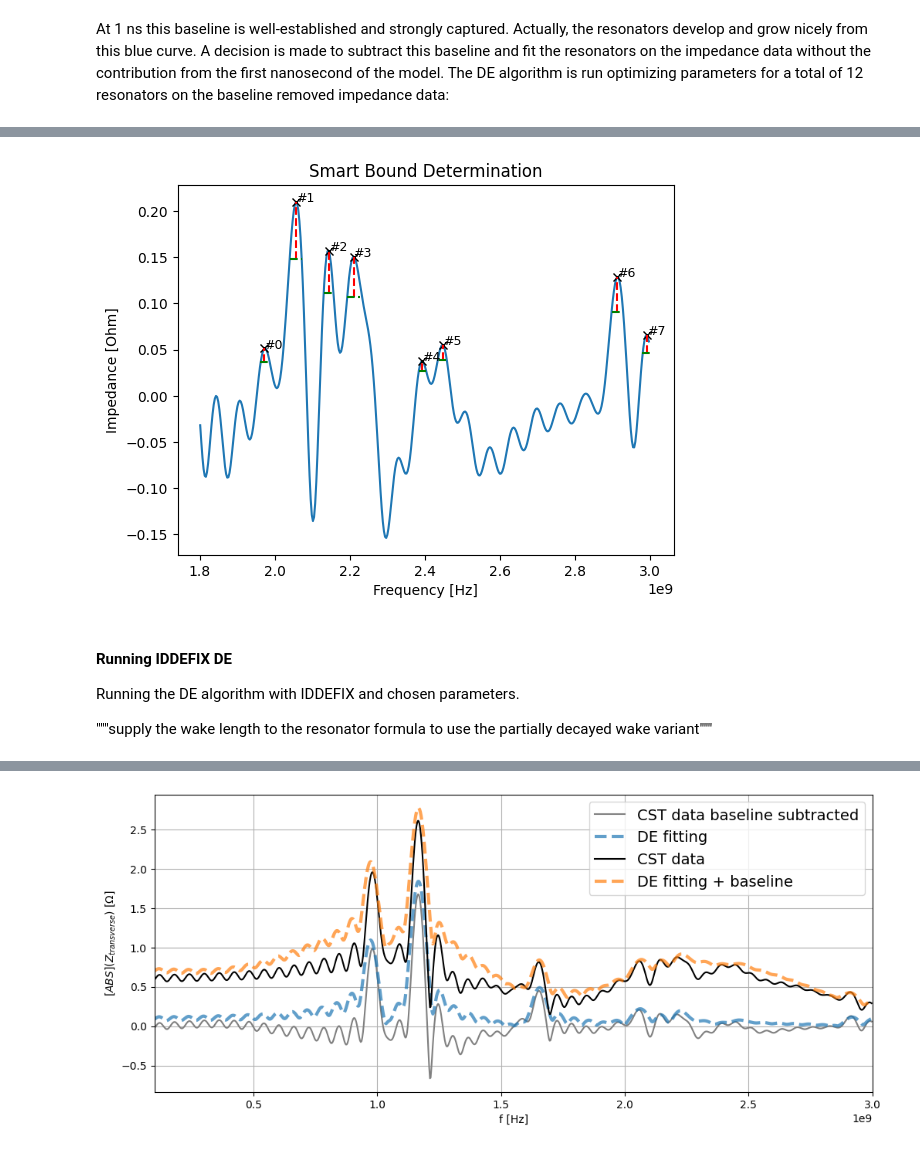
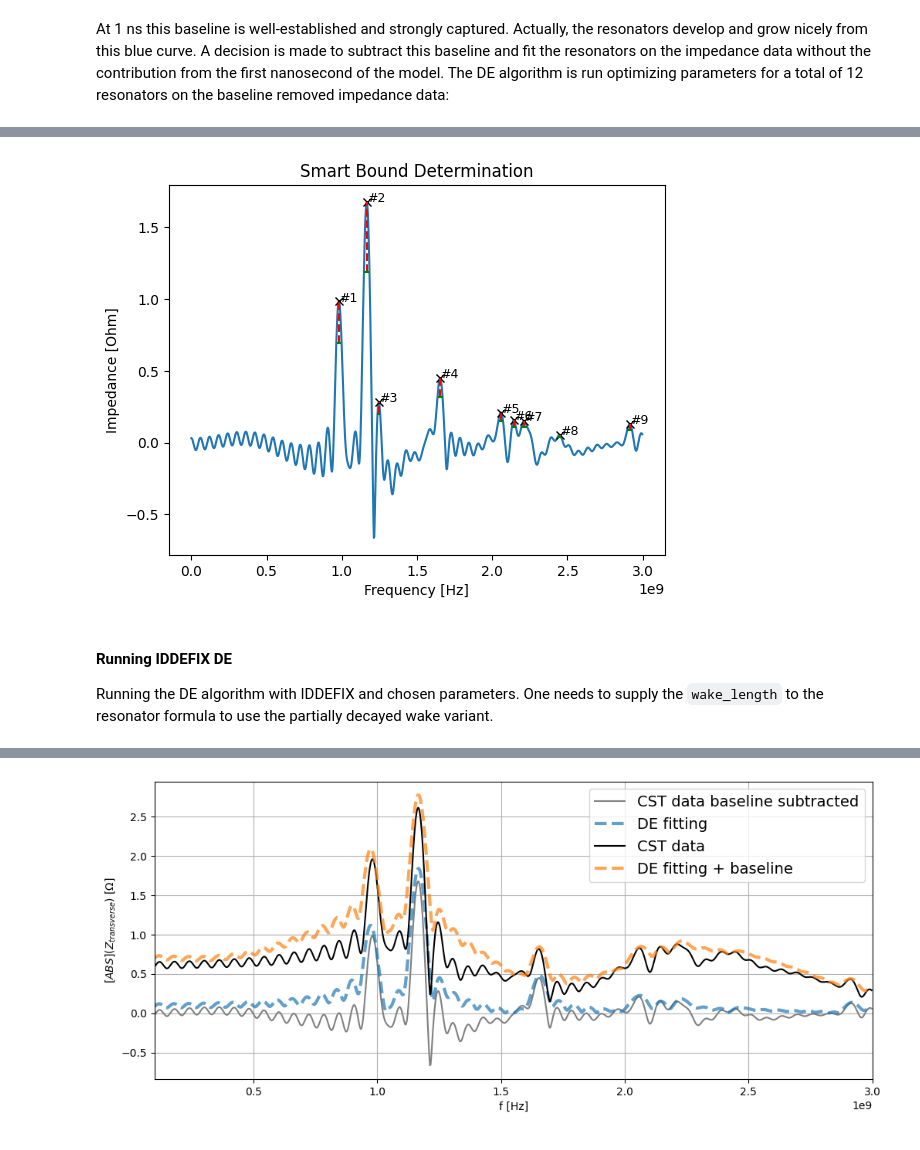
Before and after one commit to SebastienJoly/IDDEFIX, a Jupyter notebook: examples/004_sps_transition.ipynb, the cells around one changed output, grey strips where cells are left out. Drawn from its saved outputs; the diff is of its cells as text; code cells hidden in the pictures.

```diff
--- a/examples/004_sps_transition.ipynb
+++ b/examples/004_sps_transition.ipynb
@@ -71,24 +49,24 @@ plt.show()
 # %% [markdown]
 Extrapolating this impedance is tricky. This spectrum contains several coupled resonators, some with very broad resonator peaks and there seems to be a baseline as the impedance starts at 0.6 Ω. To investigate this ”baseline” a plot of impedances for different decay times is made:
 # %%
-data_wake_dipolar_1 = data_wake_dipolar[data_wake_time <= 1]
-data_wake_dipolar_3 = data_wake_dipolar[data_wake_time <= 3]
-data_wake_dipolar_7 = data_wake_dipolar[data_wake_time <= 7]
-data_wake_dipolar_10 = data_wake_dipolar[data_wake_time <= 10]
-data_wake_dipolar_13 = data_wake_dipolar[data_wake_time <= 13]
+data_wake_dipolar_1ns = data_wake_dipolar[data_wake_time <= 1e-9]
+data_wake_dipolar_3ns = data_wake_dipolar[data_wake_time <= 3e-9]
+data_wake_dipolar_7ns = data_wake_dipolar[data_wake_time <= 7e-9]
+data_wake_dipolar_10ns = data_wake_dipolar[data_wake_time <= 10e-9]
+data_wake_dipolar_13ns = data_wake_dipolar[data_wake_time <= 13e-9]
 
-_, Z_1 = compute_fft(data_wake_time, data_wake_dipolar_1)
-_,Z_3 = compute_fft(data_wake_time, data_wake_dipolar_3)
-_,Z_7 = compute_fft(data_wake_time, data_wake_dipolar_7)
-_,Z_10 = compute_fft(data_wake_time, data_wake_dipolar_10)
-_,Z_13 = compute_fft(data_wake_time, data_wake_dipolar_13)
+_, Z_1ns = iddefix.compute_fft(data_wake_time, data_wake_dipolar_1ns)
+_,Z_3ns = iddefix.compute_fft(data_wake_time, data_wake_dipolar_3ns)
+_,Z_7ns = iddefix.compute_fft(data_wake_time, data_wake_dipolar_7ns)
+_,Z_10ns = iddefix.compute_fft(data_wake_time, data_wake_dipolar_10ns)
+_,Z_13ns = iddefix.compute_fft(data_wake_time, data_wake_dipolar_13ns)
 
 plt.figure(figsize=(8, 5))
-plt.plot(f, np.abs(Z_1), label='1 ns')
-plt.plot(f, np.abs(Z_3), label='3 ns')
-plt.plot(f, np.abs(Z_7), label='7 ns')
-plt.plot(f, np.abs(Z_10), label='10 ns')
-plt.plot(f, np.abs(Z_13), label='13 ns')
+plt.plot(f, np.abs(Z_1ns), label='1 ns')
+plt.plot(f, np.abs(Z_3ns), label='3 ns')
+plt.plot(f, np.abs(Z_7ns), label='7 ns')
+plt.plot(f, np.abs(Z_10ns), label='10 ns')
+plt.plot(f, np.abs(Z_13ns), label='13 ns')
 plt.plot(f, np.abs(Z), label='Full')
 plt.xlabel('f $[GHz]$')
 plt.ylabel('Transverse impedance [Abs]$[\Omega]$')
@@ -108,7 +80,16 @@ parameterBoundsBaselineRemoved = baseline_removed.find()
-# %%
-baseline_removed1 = iddefix.SmartBoundDetermination(f[f>1.8*1e9], np.abs(Z[f>1.8*1e9])-np.abs(Z_1[f>1.8*1e9]), minimum_peak_height=0.03)
-baseline_removed1.inspect()
-parameterBoundsBaselineRemoved1 = baseline_removed1.find()
-# %% [output]
-[figure, removed]
+# %%
+heights = np.zeros_like(Z)
+heights[f<2.e9] = 0.25
+heights[f>=2.e9] = 0.05
+heights[f>=2.5e9] = 0.1
+baseline_removed = iddefix.SmartBoundDetermination(f, np.abs(Z)-np.abs(Z_1ns),
+                                                   minimum_peak_height=heights)
+baseline_removed.inspect()
+# %% [output]
+[figure, added]
+# %% [markdown]
+#### Running IDDEFIX DE
+Running the DE algorithm with IDDEFIX and chosen parameters.
+One needs to supply the `wake_length` to the resonator formula to use the
+partially decayed wake variant.
 # %%
@@ -125,9 +102,3 @@ parameterBoundsBaselineRemoved = np.vstack((np.array(parameterBoundsBaselineRemo
-# %% [markdown]
-#### Running IDDEFIX DE
-Running the DE algorithm with IDDEFIX and chosen parameters.
-
-"""supply the wake length to the resonator formula to use the
-partially decayed wake variant"""
 # %%
 %%time
 DE_model = iddefix.EvolutionaryAlgorithm(frequency,
```
Also changed, not shown: parts of 19 cells of this notebook.
